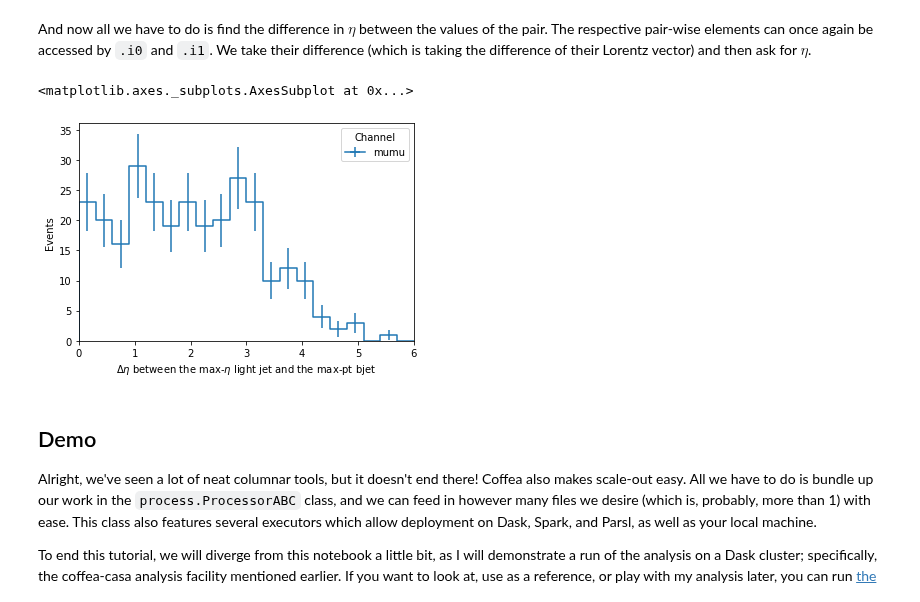
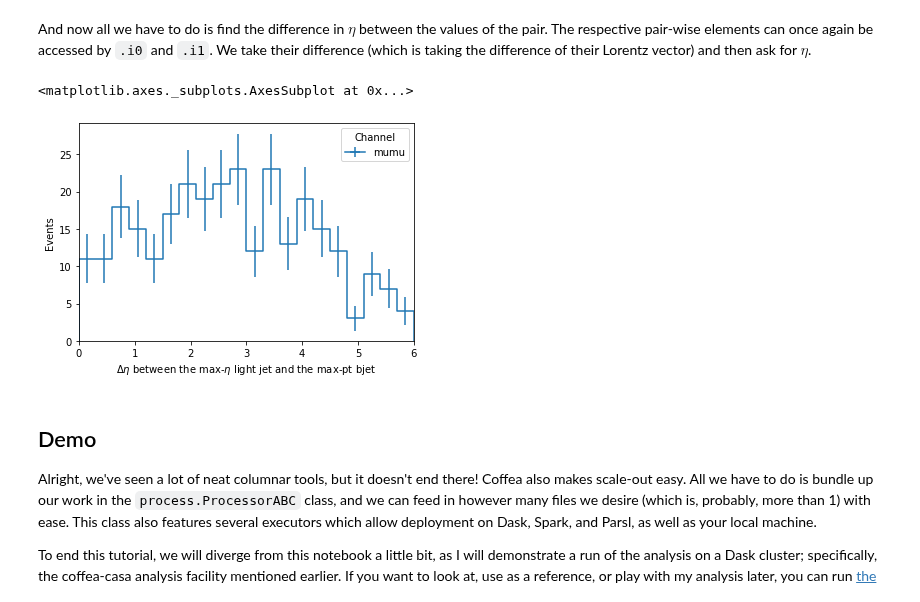
Before and after one commit to CoffeaTeam/coffea-casa-tutorials, a Jupyter notebook: notebook.ipynb, the cells around one changed output. Drawn from its saved outputs; the diff is of its cells as text; code cells hidden in the pictures.

```diff
--- a/notebook.ipynb
+++ b/notebook.ipynb
@@ -479,17 +479,17 @@ Crossed:
 And now all we have to do is find the difference in $\eta$ between the values of the pair. The respective pair-wise elements can once again be accessed by <code>.i0</code> and <code>.i1</code>. We take their difference (which is taking the difference of their Lorentz vector) and then ask for $\eta$.
 # %%
 # For all event pts (:), get second index (1). Also, removed jagged structure to get flat array.
-mumu_fwdJet_leadbJet = np.abs((cross_jets.i0 - cross_jets.i1).eta)
+mumu_fwdJet_leadbJet = np.abs(cross_jets.i0.eta - cross_jets.i1.eta)
 
 mumu_etadiff = hist.Hist("Events",
                       hist.Cat(name='channel', label='Channel'),
                       hist.Bin(name='etadiff', label=r'$\Delta \eta$ between the max-$\eta$ light jet and the max-pt bjet', n_or_arr=20, lo=0, hi=6))
 
 mumu_etadiff.fill(channel='mumu', etadiff=mumu_fwdJet_leadbJet.flatten())
 hist.plot1d(mumu_etadiff, overlay='channel')
 # %% [output]
 <matplotlib.axes._subplots.AxesSubplot at 0x...>
-[figure, old version]
+[figure, new version]
 # %% [markdown]
 <h2>Demo</h2>
 <p>Alright, we've seen a lot of neat columnar tools, but it doesn't end there! Coffea also makes scale-out easy. All we have to do is bundle up our work in the <code>process.ProcessorABC</code> class, and we can feed in however many files we desire (which is, probably, more than 1) with ease. This class also features several executors which allow deployment on Dask, Spark, and Parsl, as well as your local machine.
```
Also changed, not shown: parts of 1 cell of this notebook, 2 other files.
